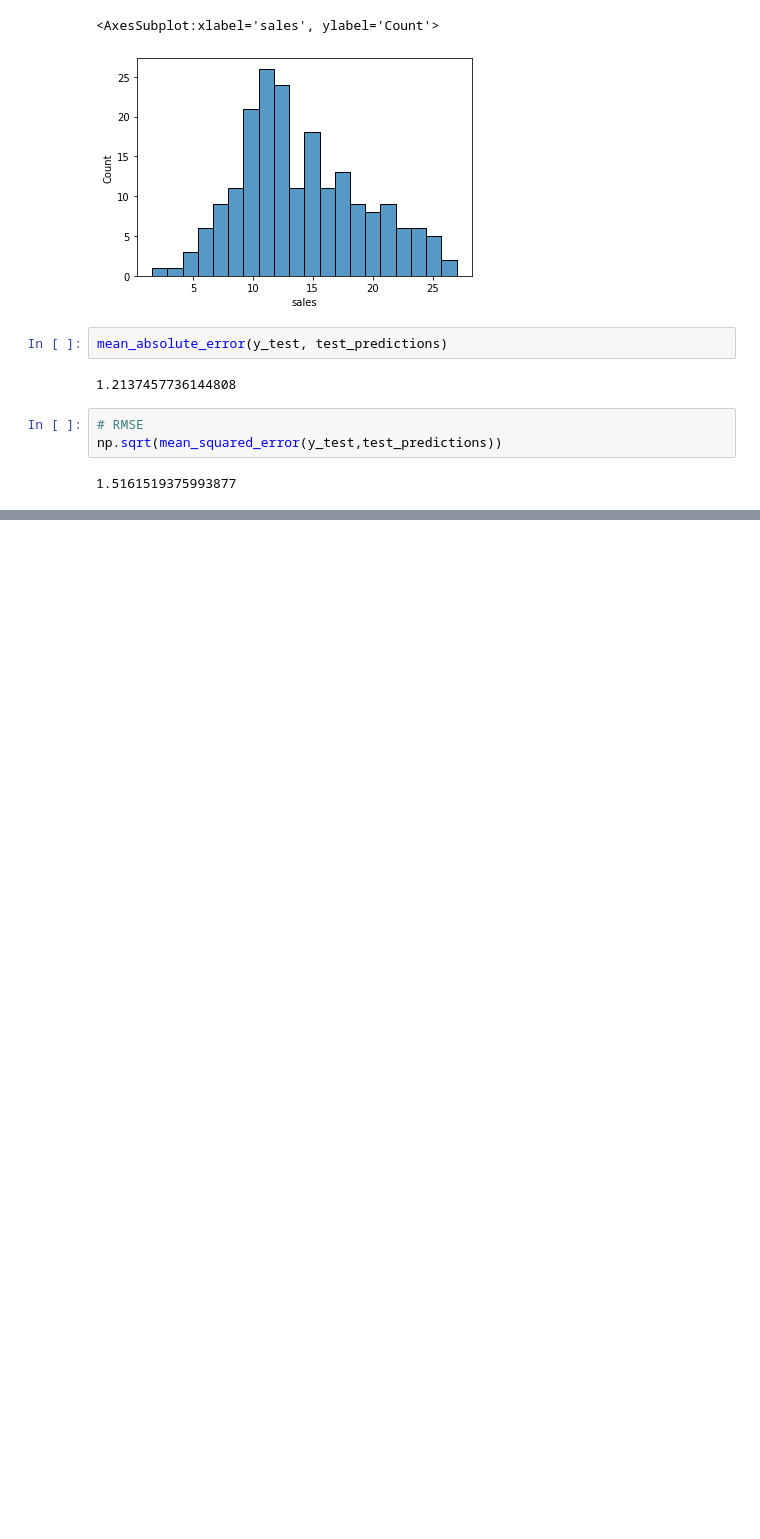
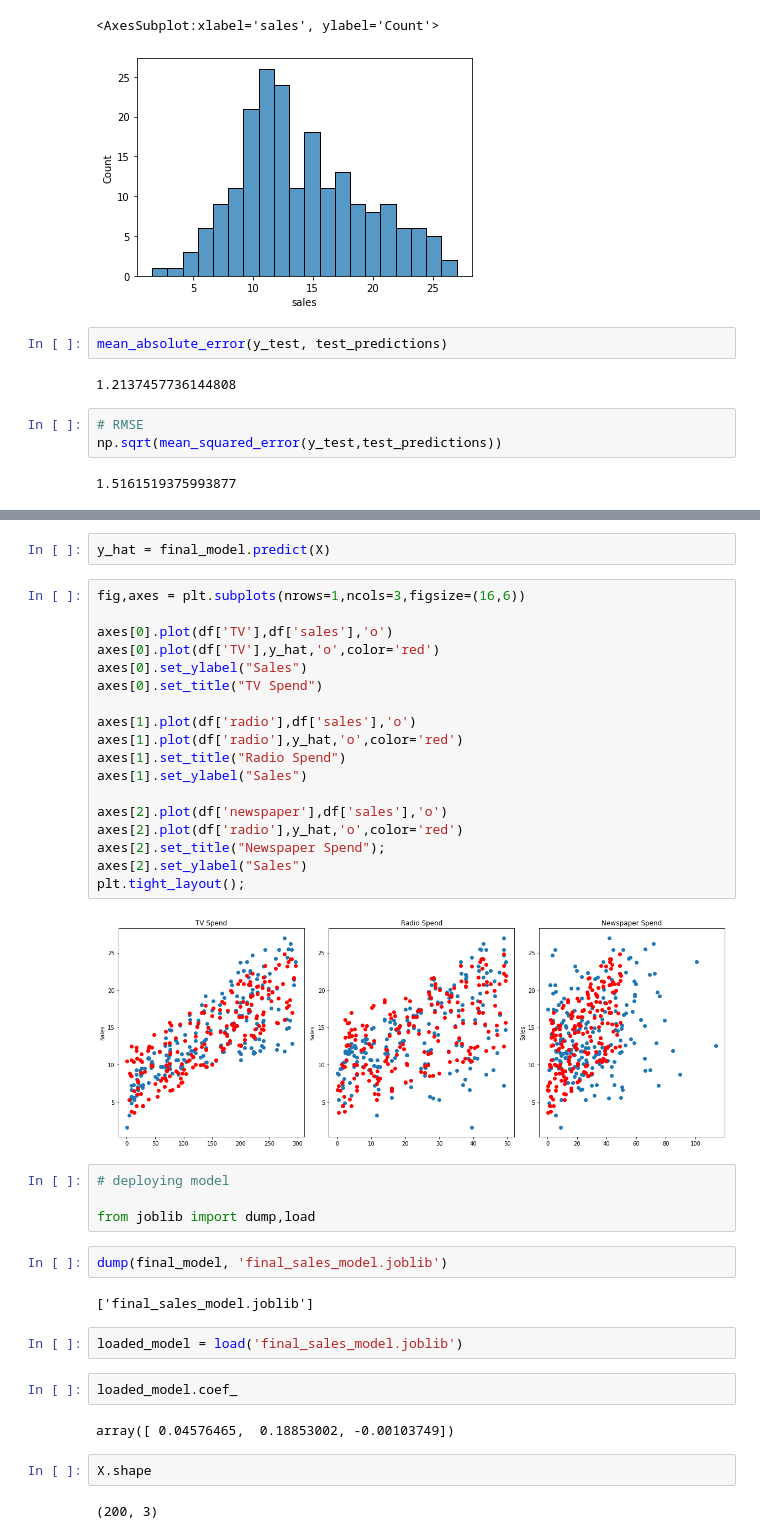
Before and after one commit to nagendra-rqsr/udemy_ml_demo, a Jupyter notebook: 08-Linear-Regression-Models/lin reg scikit learn.ipynb, the cells around one changed output, grey strips where cells are left out. Saved outputs shown, nothing was run; the diff lists cells and outputs as text; blank space fills up the shorter version.

```diff
--- a/08-Linear-Regression-Models/lin reg scikit learn.ipynb
+++ b/08-Linear-Regression-Models/lin reg scikit learn.ipynb
@@ -115,0 +157,40 @@ np.sqrt(mean_squared_error(y_test,test_predictions))
+# %%
+y_hat = final_model.predict(X)
+# %%
+fig,axes = plt.subplots(nrows=1,ncols=3,figsize=(16,6))
+
+axes[0].plot(df['TV'],df['sales'],'o')
+axes[0].plot(df['TV'],y_hat,'o',color='red')
+axes[0].set_ylabel("Sales")
+axes[0].set_title("TV Spend")
+
+axes[1].plot(df['radio'],df['sales'],'o')
+axes[1].plot(df['radio'],y_hat,'o',color='red')
+axes[1].set_title("Radio Spend")
+axes[1].set_ylabel("Sales")
+
+axes[2].plot(df['newspaper'],df['sales'],'o')
+axes[2].plot(df['radio'],y_hat,'o',color='red')
+axes[2].set_title("Newspaper Spend");
+axes[2].set_ylabel("Sales")
+plt.tight_layout();
+# %% [output]
+[figure, added]
+# %%
+# deploying model
+
+from joblib import dump,load
+# %%
+dump(final_model, 'final_sales_model.joblib')
+# %% [output]
+['final_sales_model.joblib']
+# %%
+loaded_model = load('final_sales_model.joblib')
+# %%
+loaded_model.coef_
+# %% [output]
+array([ 0.04576465,  0.18853002, -0.00103749])
+# %%
+X.shape
+# %% [output]
+(200, 3)
```
Also changed, not shown: parts of 11 cells of this notebook, 2 other files.
